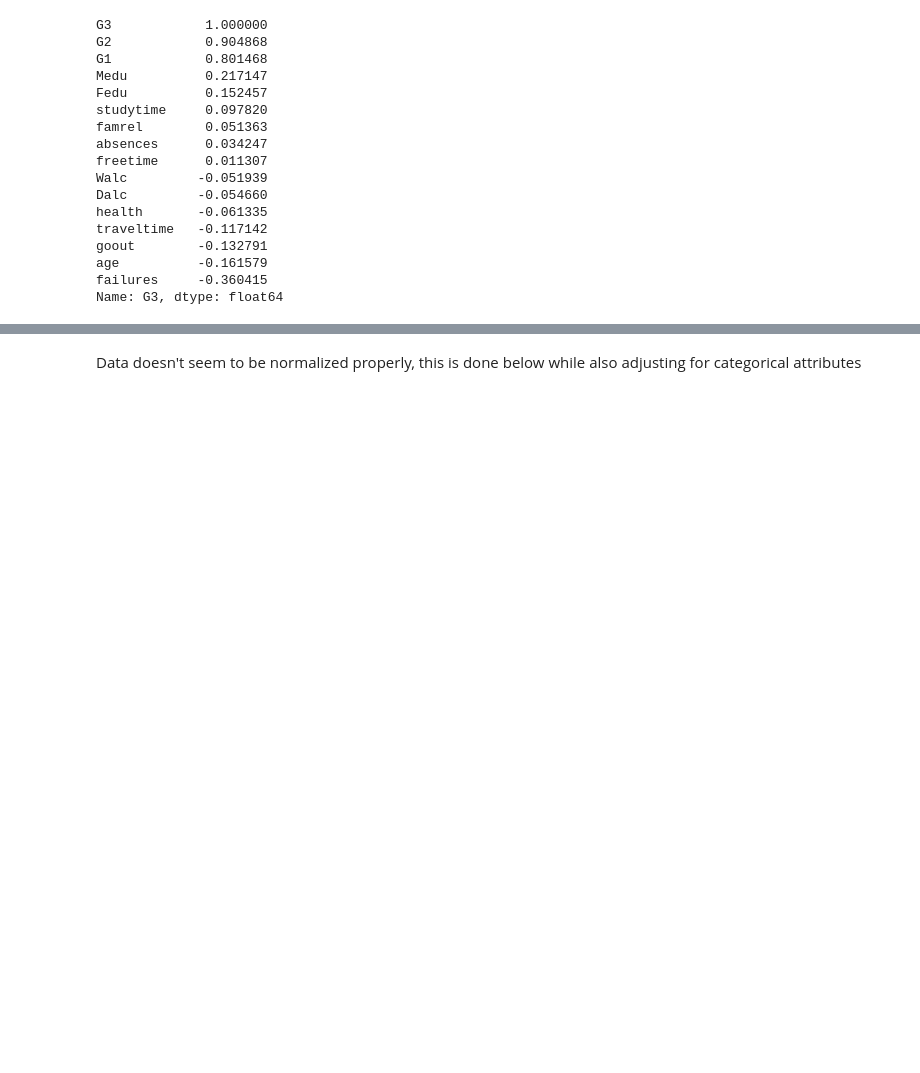
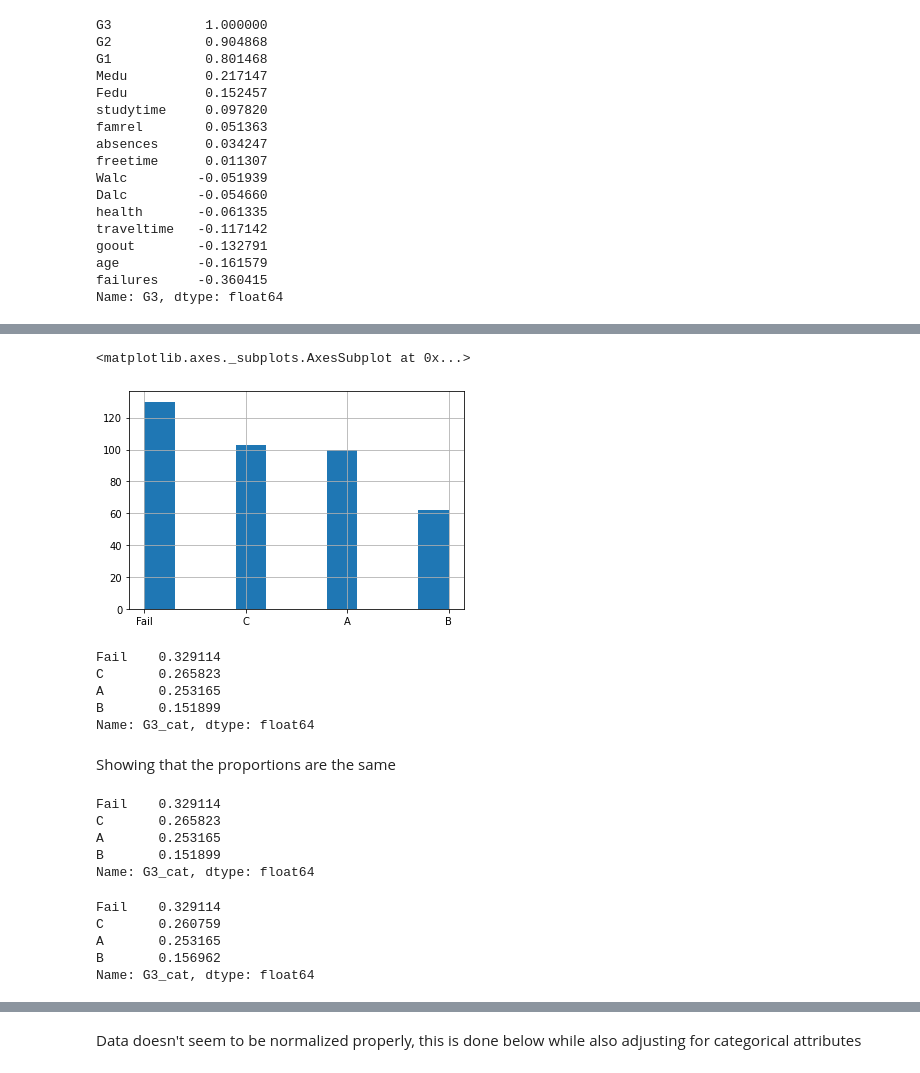
Before and after one commit to romanfen/F21DL-G6, a Jupyter notebook: Student_Performance_Model.ipynb, the cells around one changed output, grey strips where cells are left out. Cells and saved outputs as stored; diff of their text form; code cells hidden in the pictures; blank space fills up the shorter version.

```diff
--- a/Student_Performance_Model.ipynb
+++ b/Student_Performance_Model.ipynb
@@ -140,0 +196,37 @@ split = StratifiedShuffleSplit(n_splits=1, test_size=0.2, random_state=42)
+# %%
+students['G3_cat'].hist()
+# %% [output]
+<matplotlib.axes._subplots.AxesSubplot at 0x...>
+[figure, added]
+# %%
+# Can also do stratified data split
+from sklearn.model_selection import StratifiedShuffleSplit
+split = StratifiedShuffleSplit(n_splits=1, test_size=0.2, random_state=42)
+
+for train_index, test_index in split.split(students, students["G3_cat"]):
+    strat_train_set = students.loc[train_index]
+    strat_test_set = students.loc[test_index]
+# %% [output]
+Fail    0.329114
+C       0.265823
+A       0.253165
+B       0.151899
+Name: G3_cat, dtype: float64
+# %% [markdown]
+Showing that the proportions are the same
+# %%
+strat_test_set["G3_cat"].value_counts() / len(strat_test_set)
+# %% [output]
+Fail    0.329114
+C       0.265823
+A       0.253165
+B       0.151899
+Name: G3_cat, dtype: float64
+# %%
+students["G3_cat"].value_counts() / len(students)
+# %% [output]
+Fail    0.329114
+C       0.260759
+A       0.253165
+B       0.156962
+Name: G3_cat, dtype: float64
```
Also changed, not shown: parts of 21 cells of this notebook.
